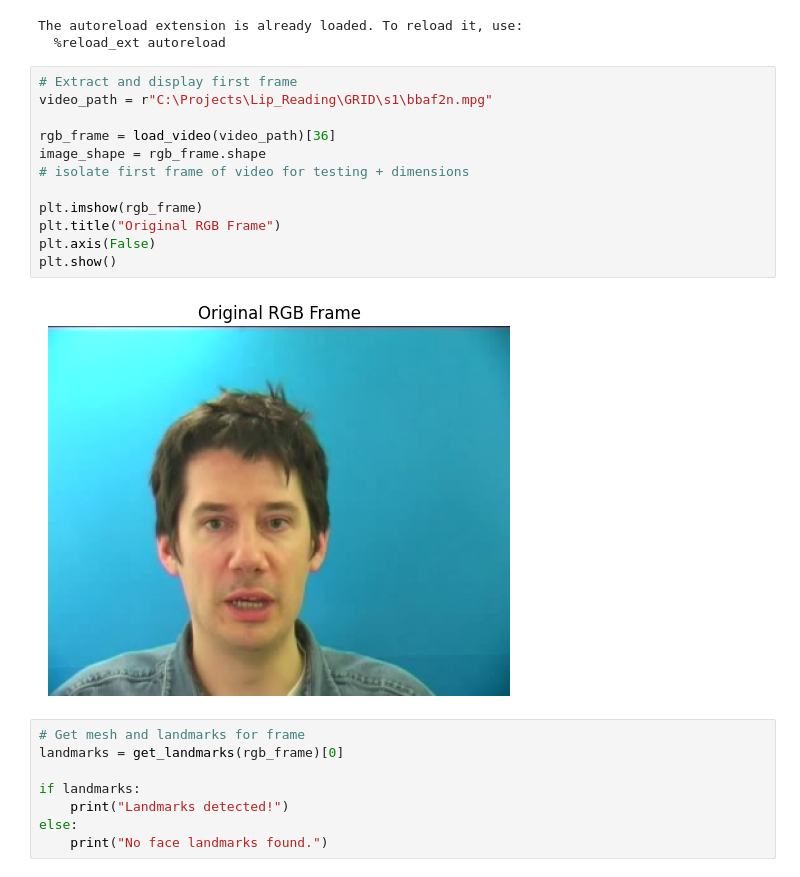
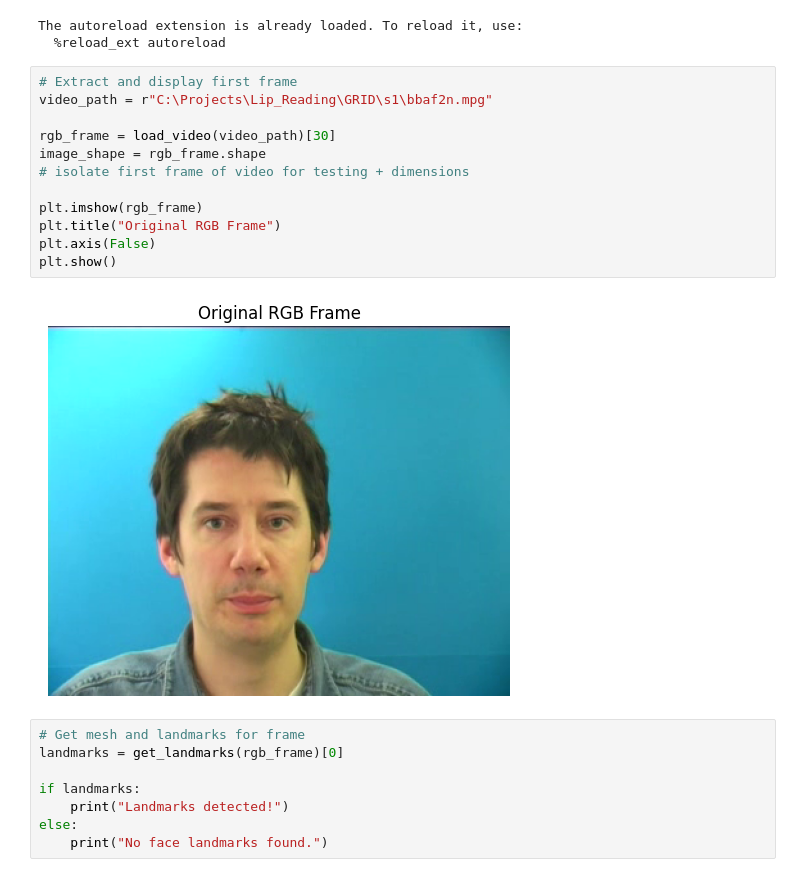
Before and after one commit to voR789/Lip-Reading, a Jupyter notebook: notebooks/cv_testing.ipynb, the cells around one changed output. Cells and saved outputs as stored; diff of their text form.

```diff
--- a/notebooks/cv_testing.ipynb
+++ b/notebooks/cv_testing.ipynb
@@ -28,17 +28,17 @@ The autoreload extension is already loaded. To reload it, use:
 # %%
 # Extract and display first frame
 video_path = r"C:\Projects\Lip_Reading\GRID\s1\bbaf2n.mpg"
 
-rgb_frame = load_video(video_path)[36]
+rgb_frame = load_video(video_path)[30]
 image_shape = rgb_frame.shape
 # isolate first frame of video for testing + dimensions
 
 plt.imshow(rgb_frame)
 plt.title("Original RGB Frame")
 plt.axis(False)
 plt.show()
 # %% [output]
-[figure, old version]
+[figure, new version]
 # %%
 # Get mesh and landmarks for frame
 landmarks = get_landmarks(rgb_frame)[0]
```
Also changed, not shown: parts of 6 cells of this notebook.
